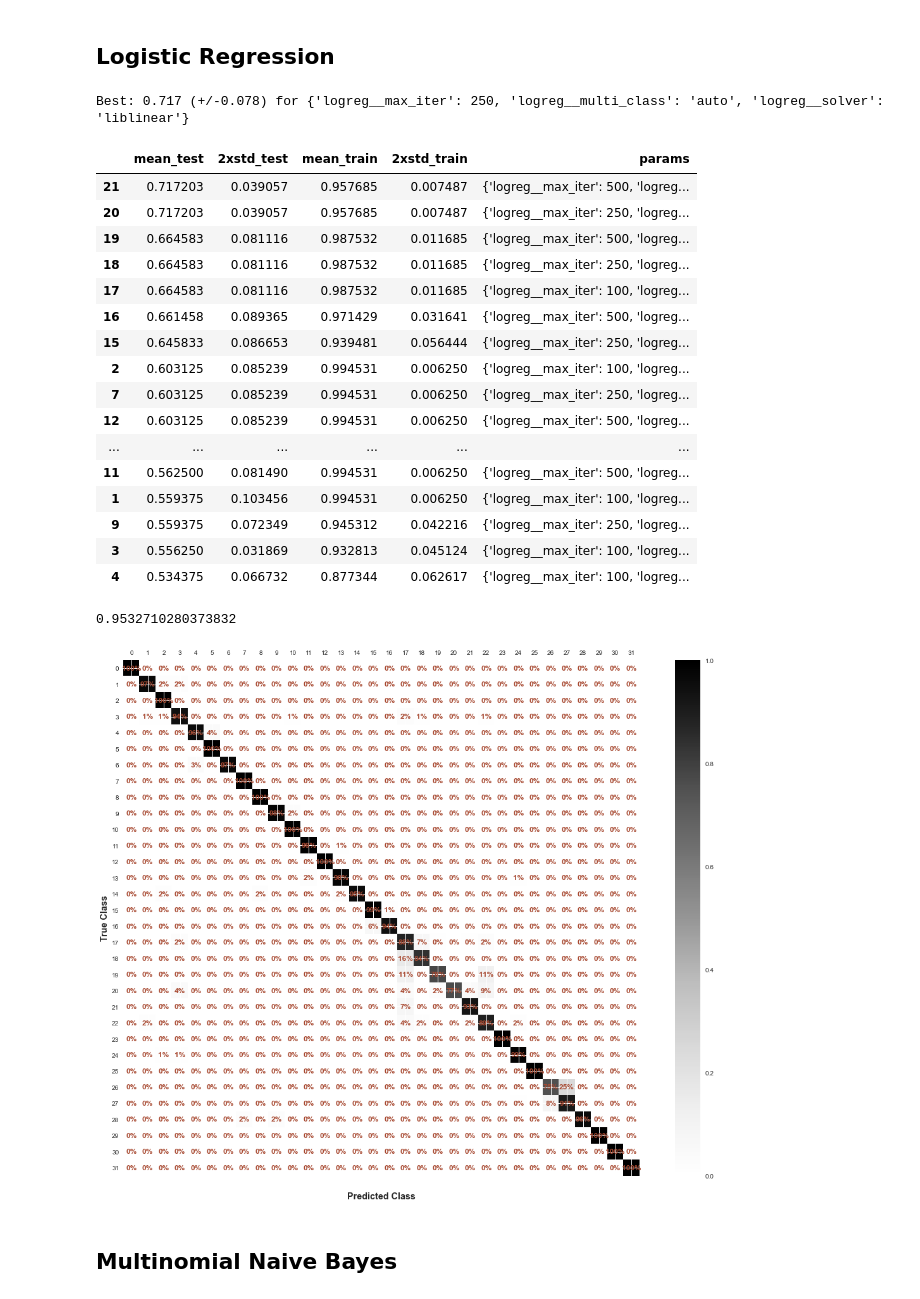
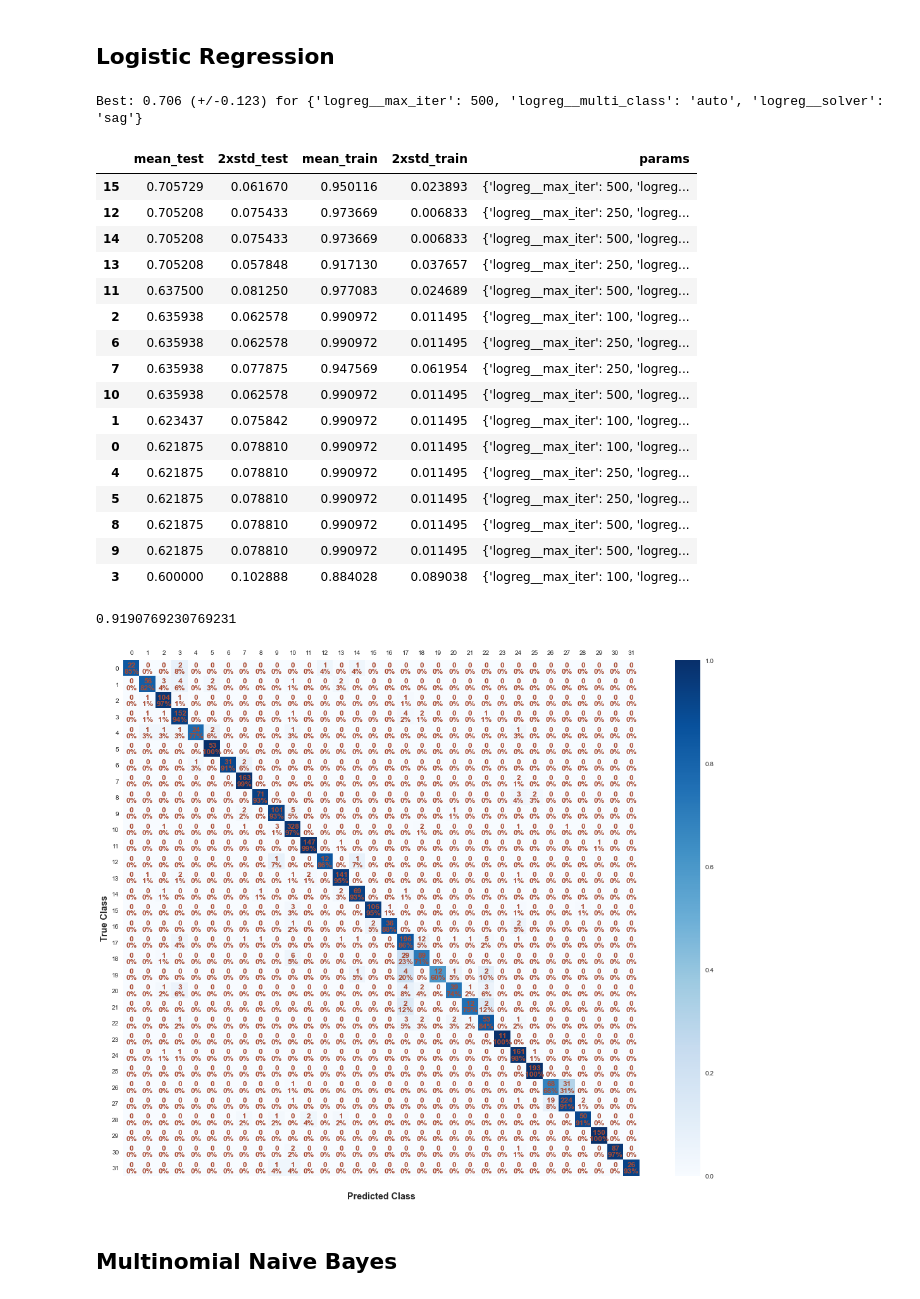
Before and after one commit to raindartt/Project_623, a Jupyter notebook: Project.ipynb, the cells around one changed output. Saved outputs shown, nothing was run; the diff lists cells and outputs as text; code cells hidden in the pictures.

```diff
--- a/Project.ipynb
+++ b/Project.ipynb
@@ -109,7 +125,7 @@ Next we will process the data to prepare it for transformations.
 Here we abandon the horizontal association of clauses in the same contract, so each clause will be its own observation (row).
 # %%
 # Creates a new dataframe with only text from each YN field
-data = {'sent' : [], 'Category':[]}
+data = {'Clause' : [], 'Category':[]}
 display(data)
 # df_test = df_master[YN_TXT_COLS].stack().dropna().reset_index(drop=True)
 # display(df_test)
@@ -119,9 +135,9 @@ for col in YN_TXT_COLS:
     for i in range(len(df_yn_tmp[col])):
         sentence = df_yn_tmp[col].loc[i]
         if sentence:
-            data['sent'].append(sentence)
+            data['Clause'].append(sentence)
             data['Category'].append(col)
 del df_yn_tmp
-df_yn_tmp = pd.DataFrame(data=data, columns=['sent', 'Category'])
+df_yn_tmp = pd.DataFrame(data=data, columns=['Clause', 'Category'])
 display(df_yn_tmp)
 # %% [output]
@@ -147,12 +163,11 @@ display(df_yn_tmp)
 - Tokenization
 - Lemmatization
 # %%
-token_file = 'sentences.pkl'
 if os.path.exists(token_file):
     df_yn_txt = pd.read_pickle(token_file)
 #     display(df_yn_txt)
 else:
-    df_yn_tmp['Clean'] = df_yn_tmp.loc[:,'sent'].apply(nlp_functions.clean_up_text)
+    df_yn_tmp['Clean'] = df_yn_tmp.loc[:,'Clause'].apply(nlp_functions.clean_up_text)
     df_yn_tmp['Sentence'] = df_yn_tmp.loc[:,'Clean'].apply(nlp_functions.tokenize)
     # store the result in an np array of shape (510,)
     df_yn_txt = df_yn_tmp[['Sentence', 'Category']]
@@ -436,7 +535,11 @@ Best: 0.639 (+/-0.045) for {'rfc__bootstrap': False, 'rfc__max_depth': 15, 'rfc_
 # %%
-best_rfc = RandomForestClassifier(random_state=SEED, bootstrap=False,
-      max_depth=15, max_samples=0.6, min_samples_split=4, n_estimators=300)
-best_rfc.fit(X_train_num, y_train)
+if os.path.exists(rfc_model):
+    best_rfc = load(rfc_model)
+else:
+    best_rfc = RandomForestClassifier(random_state=SEED, bootstrap=False,
+          max_depth=17, max_samples=0.6, min_samples_split=8, n_estimators=300)
+    best_rfc.fit(X_train_num, y_train)
+    dump(best_rfc, rfc_model)
 y_train_pred_rfc = best_rfc.predict(X_train_num)
 print(best_rfc.score(X_train_num, y_train))
 aux.show_conf_matrix(y_train, y_train_pred_rfc)
@@ -470,7 +549,6 @@ Reminder of Class Distributions:
 # %% [markdown]
 ## Logistic Regression
 # %%
-logreg_pkl = 'logreg_search.pkl'
 if os.path.exists(logreg_pkl):
     logreg_df = pd.read_pickle(logreg_pkl)
     best_loc = np.nanargmax(logreg_df['mean_test'])
@@ -481,33 +559,37 @@ else:
     logreg_grid_search = aux.model_search(X_train_num, y_train, model='logreg', seed=SEED, folds=FOLDS)
     aux.display_search_results(logreg_grid_search, filename=logreg_pkl)
 # %% [output]
-Best: 0.717 (+/-0.078) for {'logreg__max_iter': 250, 'logreg__multi_class': 'auto', 'logreg__solver': 'liblinear'}
+Best: 0.706 (+/-0.123) for {'logreg__max_iter': 500, 'logreg__multi_class': 'auto', 'logreg__solver': 'sag'}
 |  | mean_test | 2xstd_test | mean_train | 2xstd_train | params |
-| 21 | 0.717203 | 0.039057 | 0.957685 | 0.007487 | {'logreg__max_iter': 500, 'logreg... |
-| 20 | 0.717203 | 0.039057 | 0.957685 | 0.007487 | {'logreg__max_iter': 250, 'logreg... |
-| 19 | 0.664583 | 0.081116 | 0.987532 | 0.011685 | {'logreg__max_iter': 500, 'logreg... |
-| 18 | 0.664583 | 0.081116 | 0.987532 | 0.011685 | {'logreg__max_iter': 250, 'logreg... |
-| 17 | 0.664583 | 0.081116 | 0.987532 | 0.011685 | {'logreg__max_iter': 100, 'logreg... |
-| 16 | 0.661458 | 0.089365 | 0.971429 | 0.031641 | {'logreg__max_iter': 500, 'logreg... |
-| 15 | 0.645833 | 0.086653 | 0.939481 | 0.056444 | {'logreg__max_iter': 250, 'logreg... |
-| 2 | 0.603125 | 0.085239 | 0.994531 | 0.006250 | {'logreg__max_iter': 100, 'logreg... |
-| 7 | 0.603125 | 0.085239 | 0.994531 | 0.006250 | {'logreg__max_iter': 250, 'logreg... |
-| 12 | 0.603125 | 0.085239 | 0.994531 | 0.006250 | {'logreg__max_iter': 500, 'logreg... |
-| ... | ... | ... | ... | ... | ... |
-| 11 | 0.562500 | 0.081490 | 0.994531 | 0.006250 | {'logreg__max_iter': 500, 'logreg... |
-| 1 | 0.559375 | 0.103456 | 0.994531 | 0.006250 | {'logreg__max_iter': 100, 'logreg... |
-| 9 | 0.559375 | 0.072349 | 0.945312 | 0.042216 | {'logreg__max_iter': 250, 'logreg... |
-| 3 | 0.556250 | 0.031869 | 0.932813 | 0.045124 | {'logreg__max_iter': 100, 'logreg... |
-| 4 | 0.534375 | 0.066732 | 0.877344 | 0.062617 | {'logreg__max_iter': 100, 'logreg... |
+| 15 | 0.705729 | 0.061670 | 0.950116 | 0.023893 | {'logreg__max_iter': 500, 'logreg... |
+| 12 | 0.705208 | 0.075433 | 0.973669 | 0.006833 | {'logreg__max_iter': 250, 'logreg... |
+| 14 | 0.705208 | 0.075433 | 0.973669 | 0.006833 | {'logreg__max_iter': 500, 'logreg... |
+| 13 | 0.705208 | 0.057848 | 0.917130 | 0.037657 | {'logreg__max_iter': 250, 'logreg... |
+| 11 | 0.637500 | 0.081250 | 0.977083 | 0.024689 | {'logreg__max_iter': 500, 'logreg... |
+| 2 | 0.635938 | 0.062578 | 0.990972 | 0.011495 | {'logreg__max_iter': 100, 'logreg... |
+| 6 | 0.635938 | 0.062578 | 0.990972 | 0.011495 | {'logreg__max_iter': 250, 'logreg... |
+| 7 | 0.635938 | 0.077875 | 0.947569 | 0.061954 | {'logreg__max_iter': 250, 'logreg... |
+| 10 | 0.635938 | 0.062578 | 0.990972 | 0.011495 | {'logreg__max_iter': 500, 'logreg... |
+| 1 | 0.623437 | 0.075842 | 0.990972 | 0.011495 | {'logreg__max_iter': 100, 'logreg... |
+| 0 | 0.621875 | 0.078810 | 0.990972 | 0.011495 | {'logreg__max_iter': 100, 'logreg... |
+| 4 | 0.621875 | 0.078810 | 0.990972 | 0.011495 | {'logreg__max_iter': 250, 'logreg... |
+| 5 | 0.621875 | 0.078810 | 0.990972 | 0.011495 | {'logreg__max_iter': 250, 'logreg... |
+| 8 | 0.621875 | 0.078810 | 0.990972 | 0.011495 | {'logreg__max_iter': 500, 'logreg... |
+| 9 | 0.621875 | 0.078810 | 0.990972 | 0.011495 | {'logreg__max_iter': 500, 'logreg... |
+| 3 | 0.600000 | 0.102888 | 0.884028 | 0.089038 | {'logreg__max_iter': 100, 'logreg... |
 # %%
-best_logreg = LogisticRegression(random_state=SEED, max_iter=250, multi_class='auto', solver='liblinear')
-best_logreg.fit(X_train_num, y_train)
+if os.path.exists(logreg_model):
+    best_logreg = load(logreg_model)
+else:
+    best_logreg = LogisticRegression(random_state=SEED, max_iter=500, multi_class='auto', solver='sag')
+    best_logreg.fit(X_train_num, y_train)
+    dump(best_logreg, logreg_model)
 y_train_pred_logreg = best_logreg.predict(X_train_num)
 print(best_logreg.score(X_train_num, y_train))
 aux.show_conf_matrix(y_train, y_train_pred_logreg)
 # %% [output]
-0.9532710280373832
+0.9190769230769231
-[figure, old version]
+[figure, new version]
 # %% [markdown]
 ## Multinomial Naive Bayes
 # %%
```
Also changed, not shown: parts of 28 cells of this notebook, 29 other files.
